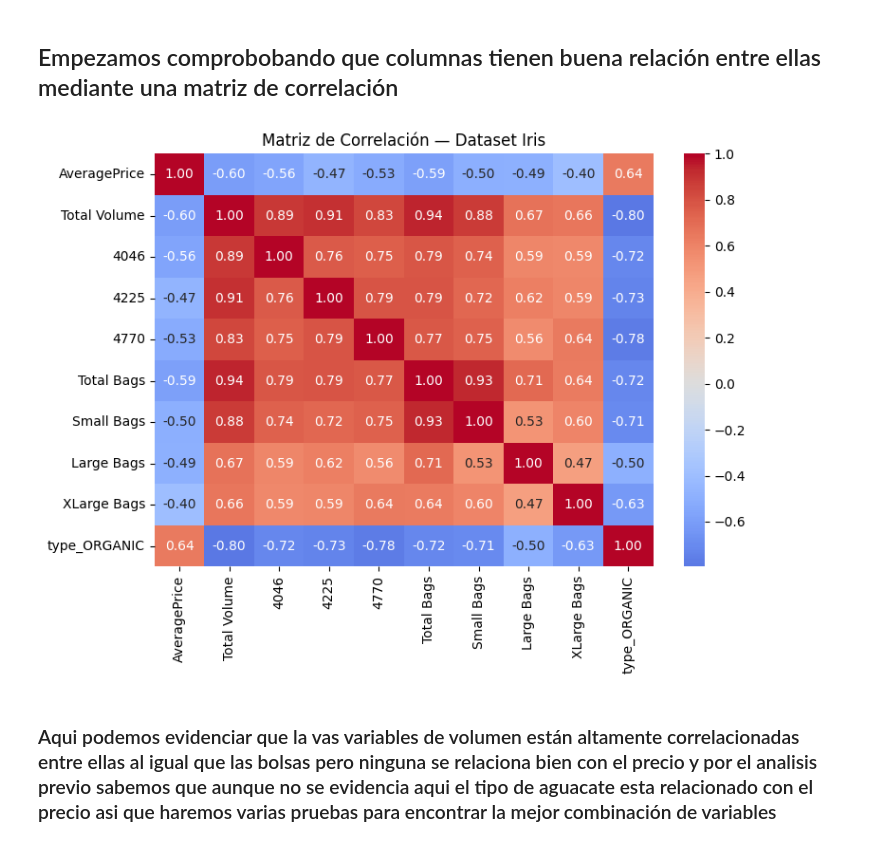
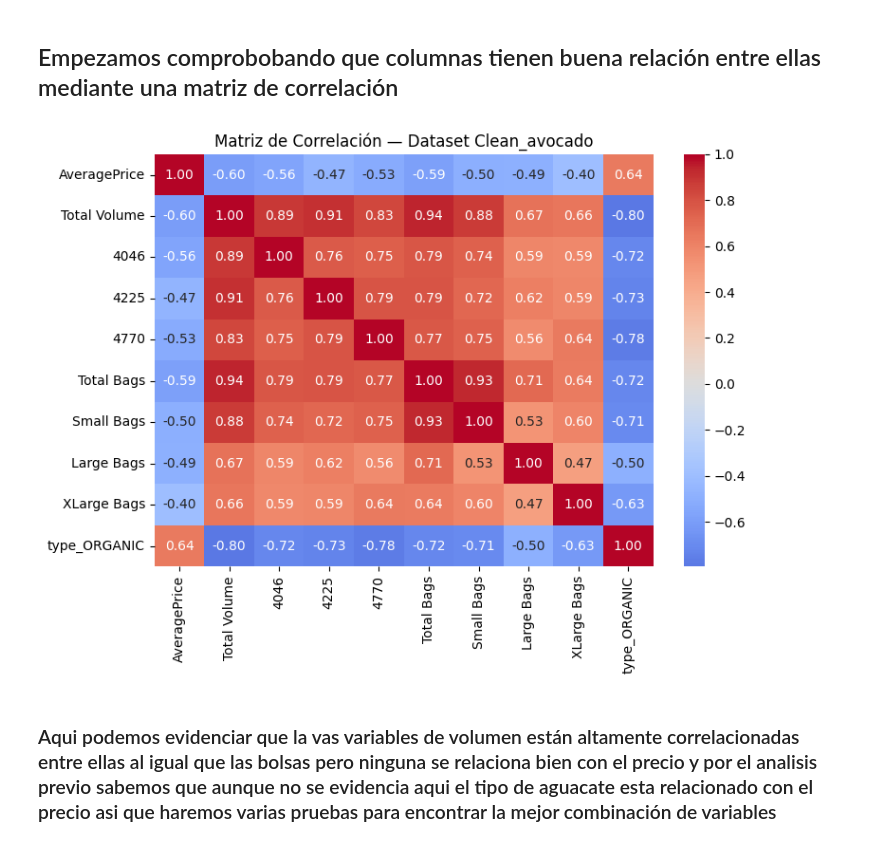
Before and after one commit to DilnLemos/Avocado_Price_Prediction, a Jupyter notebook: notebooks/Multiple_regression.ipynb, the cells around one changed output. Drawn from its saved outputs; the diff is of its cells as text; code cells hidden in the pictures.

```diff
--- a/notebooks/Multiple_regression.ipynb
+++ b/notebooks/Multiple_regression.ipynb
@@ -29,13 +29,13 @@ df.head()
 # %%
 plt.figure(figsize=(8, 6))
 numeric_cols = ['AveragePrice','Total Volume', '4046', '4225', '4770',
                 'Total Bags', 'Small Bags', 'Large Bags', 'XLarge Bags', 'type_ORGANIC']
 sns.heatmap(df[numeric_cols].corr(), annot=True, cmap='coolwarm', center=0, fmt='.2f')
-plt.title('Matriz de Correlación — Dataset Iris')
+plt.title('Matriz de Correlación — Dataset Clean_avocado')
 plt.tight_layout()
 plt.show()
 # %% [output]
-[figure, old version]
+[figure, new version]
 # %% [markdown]
 ### Aqui podemos evidenciar que la vas variables de volumen están altamente correlacionadas entre ellas al igual que las bolsas pero ninguna se relaciona bien con el precio y por el analisis previo sabemos que aunque no se evidencia aqui el tipo de aguacate esta relacionado con el precio asi que haremos varias pruebas para encontrar la mejor combinación de variables
 # %% [markdown]
```
Also changed, not shown: parts of 1 cell of this notebook.
